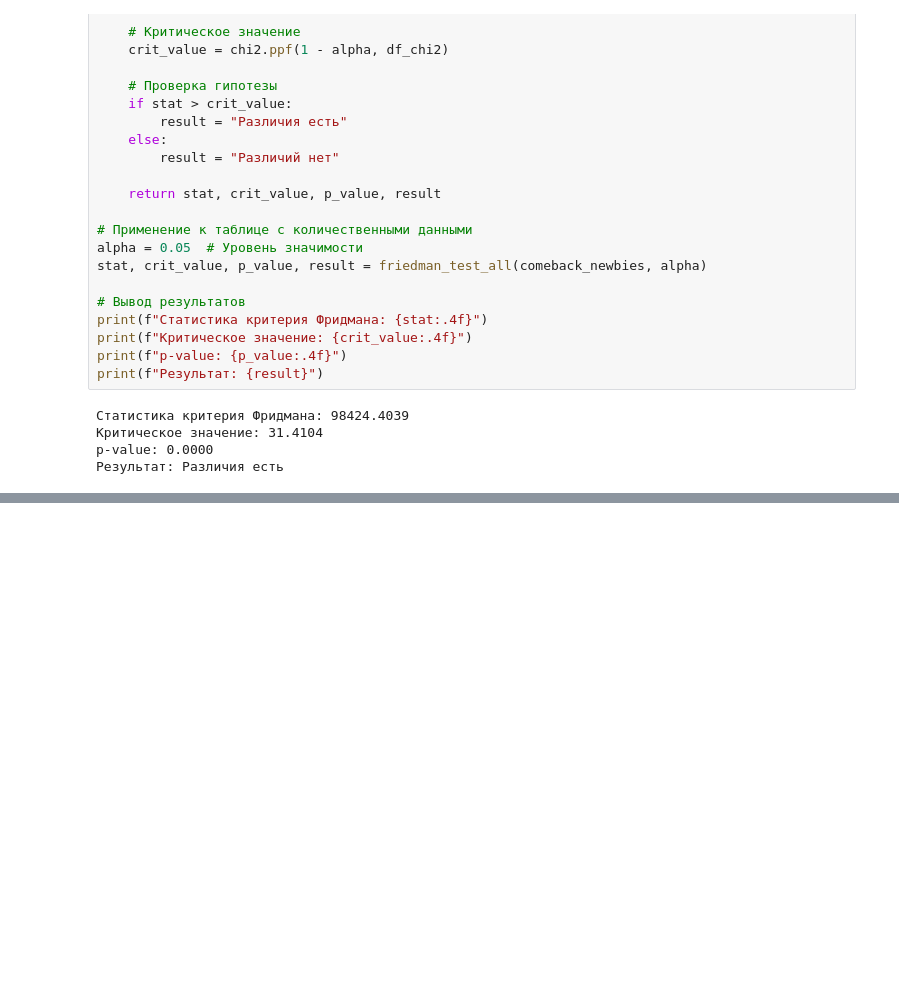
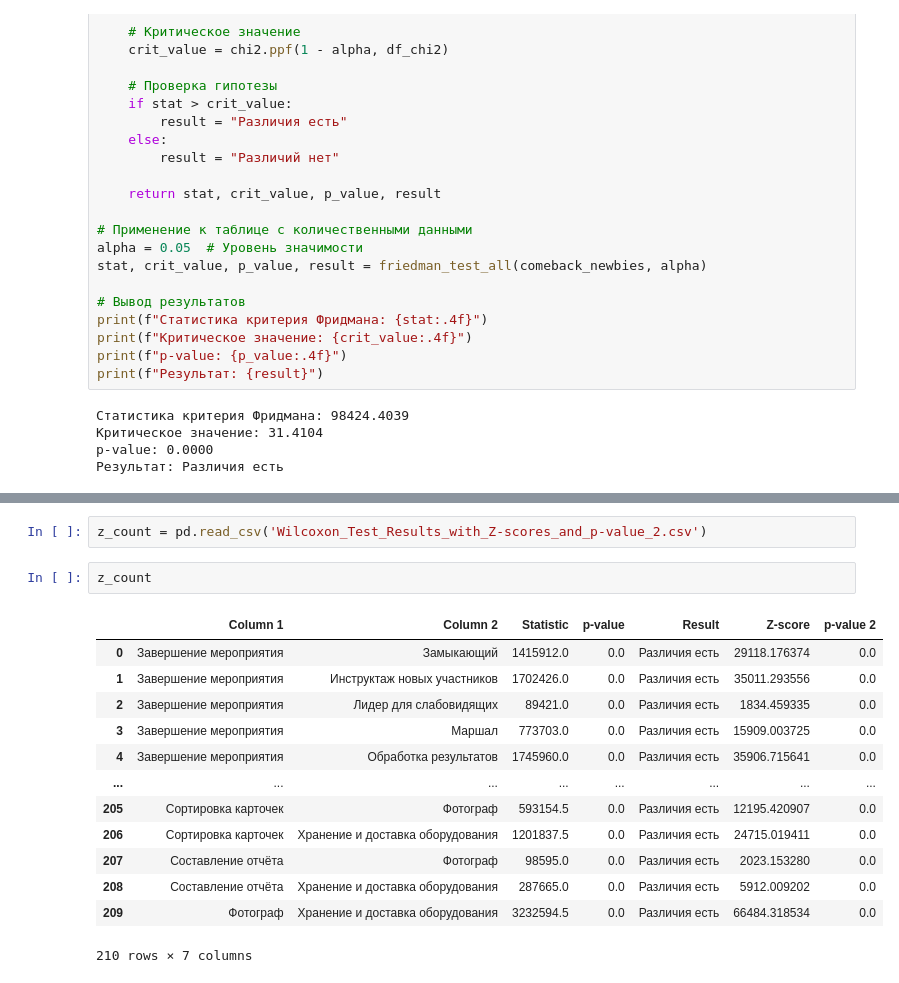
Before and after one commit to Alex12345432141242/abort-404, a Jupyter notebook: fridman.ipynb, the cells around one changed output, grey strips where cells are left out. Cells and saved outputs as stored; diff of their text form; blank space fills up the shorter version.

Commit message:
z empyric for wilcoxon

```diff
--- a/fridman.ipynb
+++ b/fridman.ipynb
@@ -151,0 +318,18 @@ p-value: 0.0000
+# %%
+z_count = pd.read_csv('Wilcoxon_Test_Results_with_Z-scores_and_p-value_2.csv')
+# %%
+z_count
+# %% [output]
+|  | Column 1 | Column 2 | Statistic | p-value | Result | Z-score | p-value 2 |
+| 0 | Завершение мероприятия | Замыкающий | 1415912.0 | 0.0 | Различия есть | 29118.176374 | 0.0 |
+| 1 | Завершение мероприятия | Инструктаж новых участников | 1702426.0 | 0.0 | Различия есть | 35011.293556 | 0.0 |
+| 2 | Завершение мероприятия | Лидер для слабовидящих | 89421.0 | 0.0 | Различия есть | 1834.459335 | 0.0 |
+| 3 | Завершение мероприятия | Маршал | 773703.0 | 0.0 | Различия есть | 15909.003725 | 0.0 |
+| 4 | Завершение мероприятия | Обработка результатов | 1745960.0 | 0.0 | Различия есть | 35906.715641 | 0.0 |
+| ... | ... | ... | ... | ... | ... | ... | ... |
+| 205 | Сортировка карточек | Фотограф | 593154.5 | 0.0 | Различия есть | 12195.420907 | 0.0 |
+| 206 | Сортировка карточек | Хранение и доставка оборудования | 1201837.5 | 0.0 | Различия есть | 24715.019411 | 0.0 |
+| 207 | Составление отчёта | Фотограф | 98595.0 | 0.0 | Различия есть | 2023.153280 | 0.0 |
+| 208 | Составление отчёта | Хранение и доставка оборудования | 287665.0 | 0.0 | Различия есть | 5912.009202 | 0.0 |
+| 209 | Фотограф | Хранение и доставка оборудования | 3232594.5 | 0.0 | Различия есть | 66484.318534 | 0.0 |
+210 rows × 7 columns
```
Also changed, not shown: parts of 6 cells of this notebook, 6 other files.
